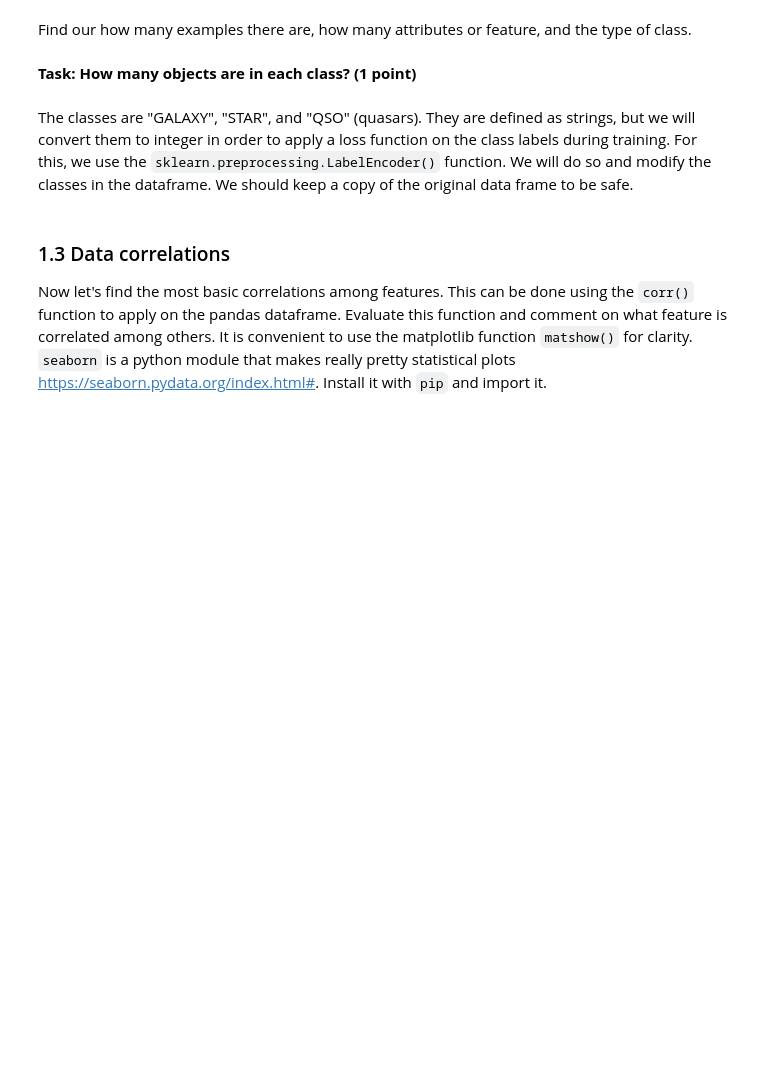
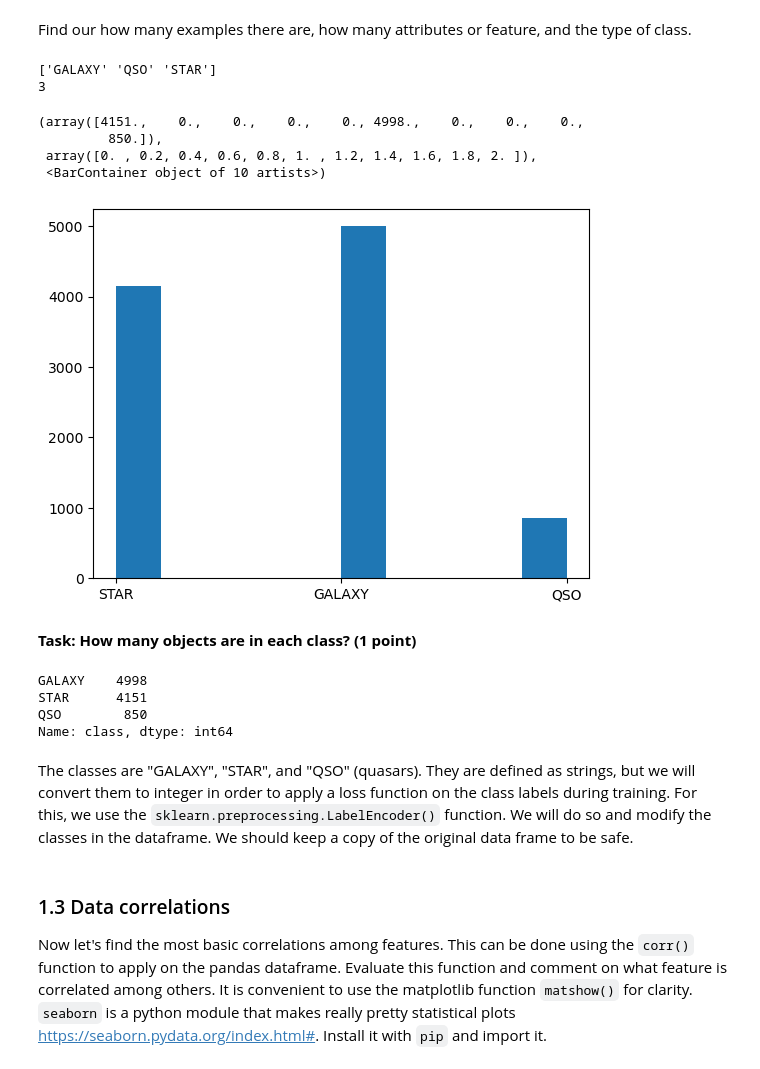
Before and after one commit to UW-ESS-DS/MLGeo2022_velgueta, a Jupyter notebook: Homework7/homework7.ipynb, the cells around one changed output. Saved outputs shown, nothing was run; the diff lists cells and outputs as text; code cells hidden in the pictures; blank space fills up the shorter version.

```diff
--- a/Homework7/homework7.ipynb
+++ b/Homework7/homework7.ipynb
@@ -41,3 +39,7 @@ Save a copy of the data frame just in case.
+# %%
+# answer
+#tpath= " ~/MLGeo2022_velgueta/Homework7/Skyserver_SQL2_27_2018.csv"
+Data= pd.read_csv("Skyserver_SQL2_27_2018.csv")[1:]
 # %% [markdown]
 **Description of the data fields**
 
@@ -104,0 +151,8 @@ Source: http://www.sdss3.org/dr9/imaging/imaging_basics.php
+# %%
+# answer
+Data.drop("run", inplace=True, axis=1)
+Data.drop("rerun", inplace=True,axis=1)
+Data.drop("camcol", inplace=True,axis=1)
+Data.drop("field", inplace=True,axis=1)
+Data.drop("objid", inplace=True,axis=1)
+Data.head()
@@ -109,7 +168,28 @@ Find our how many examples there are, how many attributes or feature, and the ty
+# %%
+# description
+labels = Data['class']
+Data.describe()
+print(np.unique(labels))
+print(len(np.unique(labels)))
+plt.hist(labels)
+# %% [output]
+['GALAXY' 'QSO' 'STAR']
+3
+(array([4151.,    0.,    0.,    0.,    0., 4998.,    0.,    0.,    0.,
+         850.]),
+ array([0. , 0.2, 0.4, 0.6, 0.8, 1. , 1.2, 1.4, 1.6, 1.8, 2. ]),
+ <BarContainer object of 10 artists>)
+[figure, added]
 # %% [markdown]
 **Task: How many objects are in each class? (1 point)**
 # %%
 # Count the elements in each class
+labels.value_counts()
+# %% [output]
+GALAXY    4998
+STAR      4151
+QSO        850
+Name: class, dtype: int64
 # %% [markdown]
 The classes are "GALAXY", "STAR", and "QSO" (quasars). They are defined as strings, but we will convert them to integer in order to apply a loss function on the class labels during training. For this, we use the ``sklearn.preprocessing.LabelEncoder()`` function. We will do so and modify the classes in the dataframe. We should keep a copy of the original data frame to be safe.
 # %%
```
Also changed, not shown: parts of 7 cells of this notebook, 1 other file.
